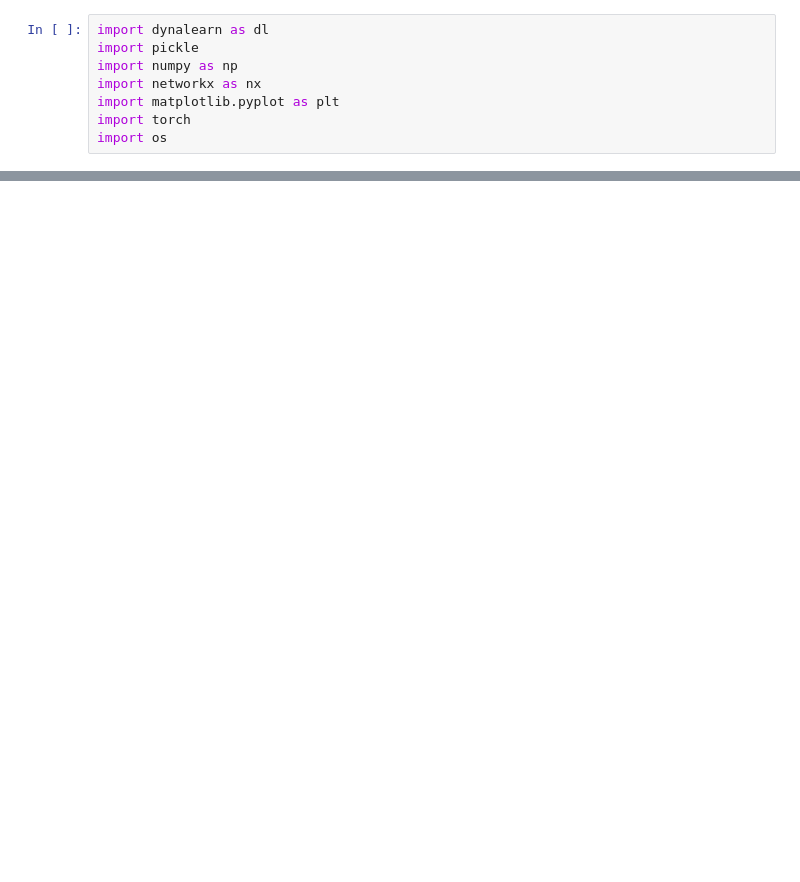
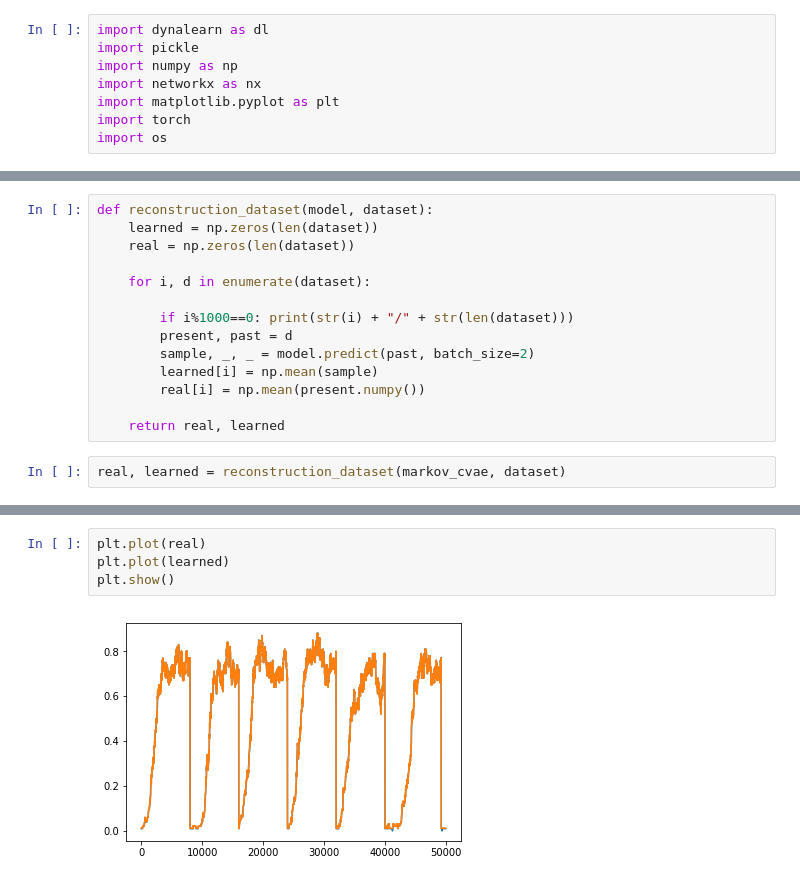
Before and after one commit to charlesmurphy1/dynalearn, a Jupyter notebook: notebooks/cvae_SIS_nodemethod.ipynb, the cells around one changed output, grey strips where cells are left out. Cells and saved outputs as stored; diff of their text form; blank space fills up the shorter version.

```diff
--- a/notebooks/cvae_SIS_nodemethod.ipynb
+++ b/notebooks/cvae_SIS_nodemethod.ipynb
@@ -190,0 +159,16 @@ plt.show()
+# %%
+def reconstruction_dataset(model, dataset):
+    learned = np.zeros(len(dataset))
+    real = np.zeros(len(dataset))
+
+    for i, d in enumerate(dataset):
+
+        if i%1000==0: print(str(i) + "/" + str(len(dataset)))
+        present, past = d
+        sample, _, _ = model.predict(past, batch_size=2)
+        learned[i] = np.mean(sample)
+        real[i] = np.mean(present.numpy())
+
+    return real, learned
+# %%
+real, learned = reconstruction_dataset(markov_cvae, dataset)
@@ -190,0 +193,6 @@ plt.show()
+# %%
+plt.plot(real)
+plt.plot(learned)
+plt.show()
+# %% [output]
+[figure, added]
```
Also changed, not shown: parts of 16 cells of this notebook, 5 other files.
